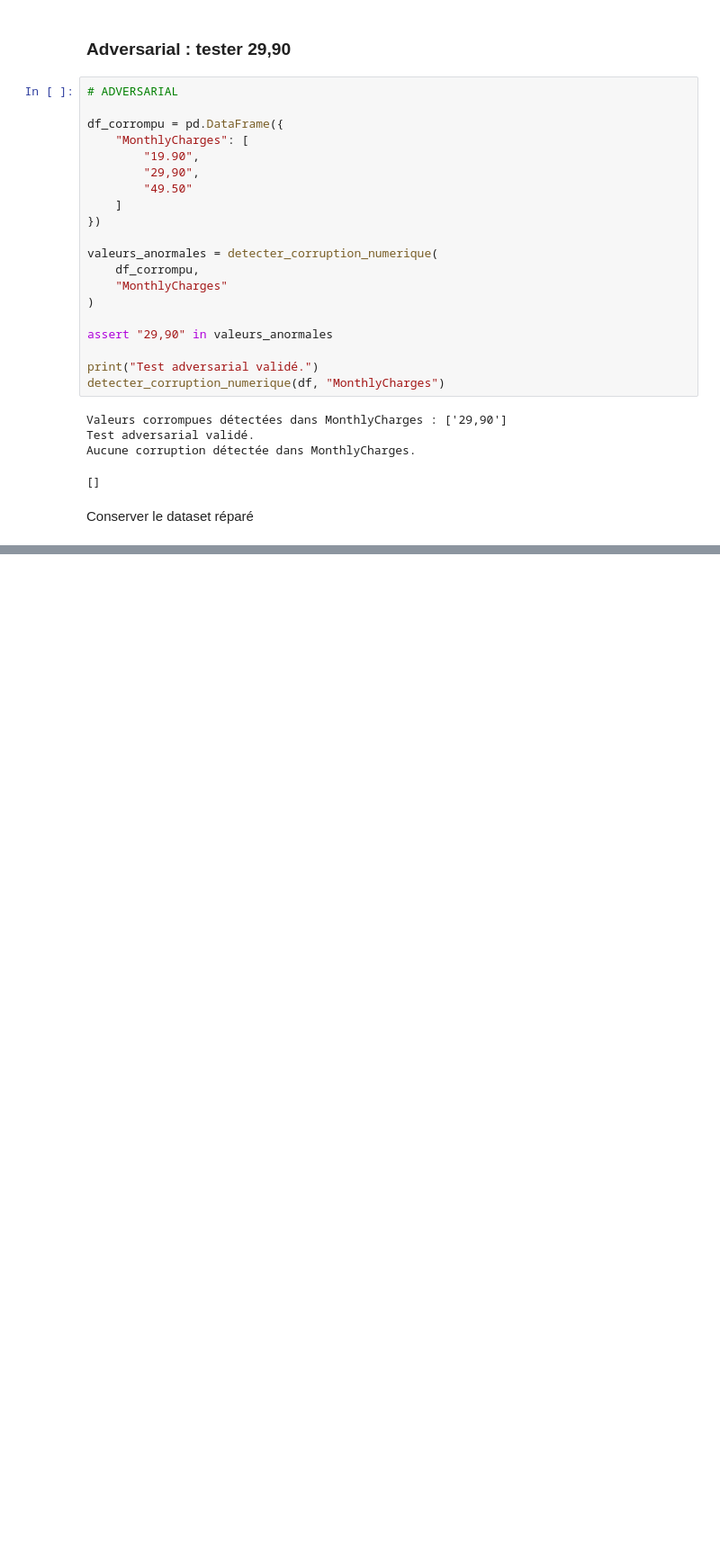
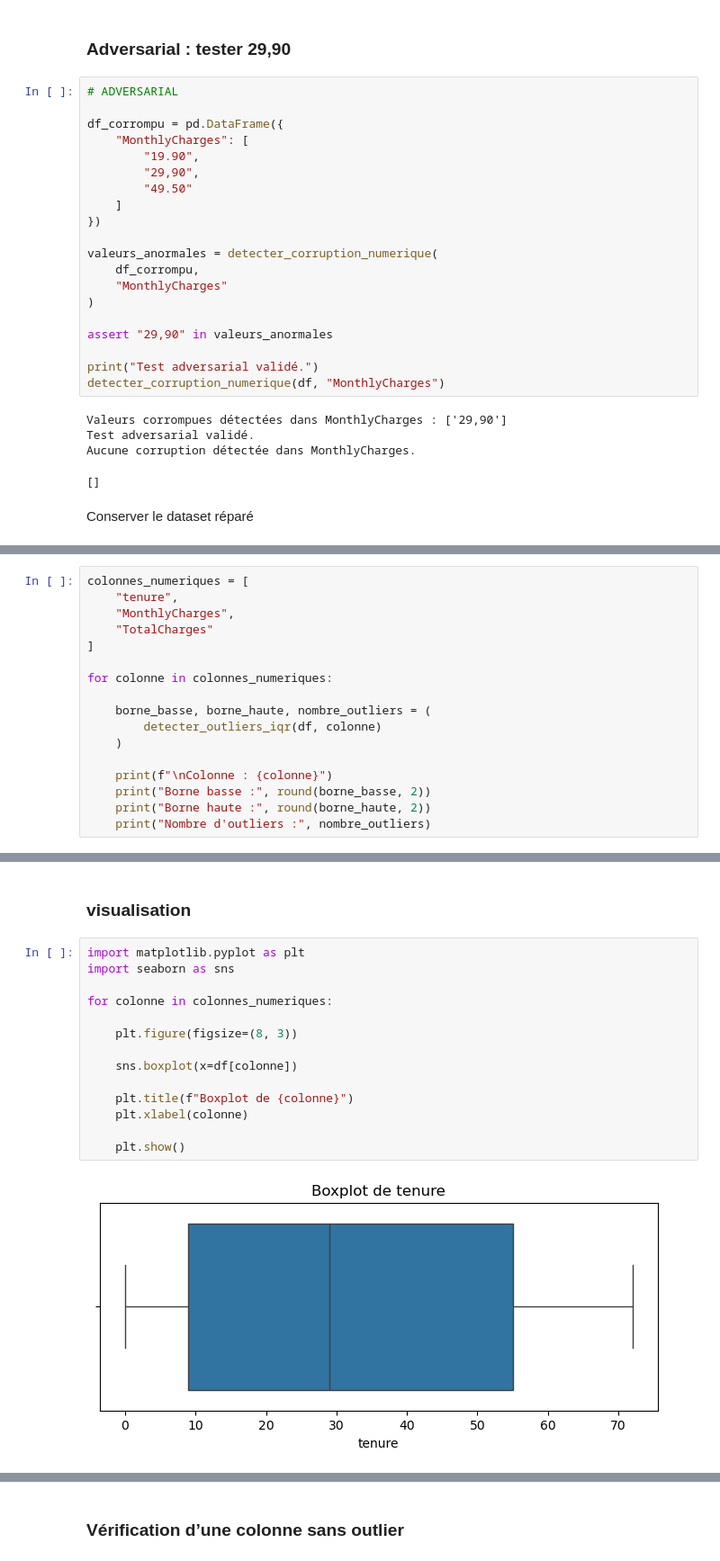
Before and after one commit to houdaouadah61/PROJET-HOUDAOUADAH, a Jupyter notebook: MLPRO.ipynb, the cells around one changed output, grey strips where cells are left out. Shown at 90% size. Saved outputs shown, nothing was run; the diff lists cells and outputs as text; blank space fills up the shorter version.

```diff
--- a/MLPRO.ipynb
+++ b/MLPRO.ipynb
@@ -535,0 +932,17 @@ Type de TotalCharges : float64
+# %%
+colonnes_numeriques = [
+    "tenure",
+    "MonthlyCharges",
+    "TotalCharges"
+]
+
+for colonne in colonnes_numeriques:
+
+    borne_basse, borne_haute, nombre_outliers = (
+        detecter_outliers_iqr(df, colonne)
+    )
+
+    print(f"\nColonne : {colonne}")
+    print("Borne basse :", round(borne_basse, 2))
+    print("Borne haute :", round(borne_haute, 2))
+    print("Nombre d'outliers :", nombre_outliers)
@@ -535,0 +964,18 @@ Type de TotalCharges : float64
+# %% [markdown]
+### visualisation
+# %%
+import matplotlib.pyplot as plt
+import seaborn as sns
+
+for colonne in colonnes_numeriques:
+
+    plt.figure(figsize=(8, 3))
+
+    sns.boxplot(x=df[colonne])
+
+    plt.title(f"Boxplot de {colonne}")
+    plt.xlabel(colonne)
+
+    plt.show()
+# %% [output]
+[figure, added]
@@ -535,0 +984,2 @@ Type de TotalCharges : float64
+# %% [markdown]
+### Vérification d’une colonne sans outlier
```
Also changed, not shown: parts of 129 cells of this notebook.
